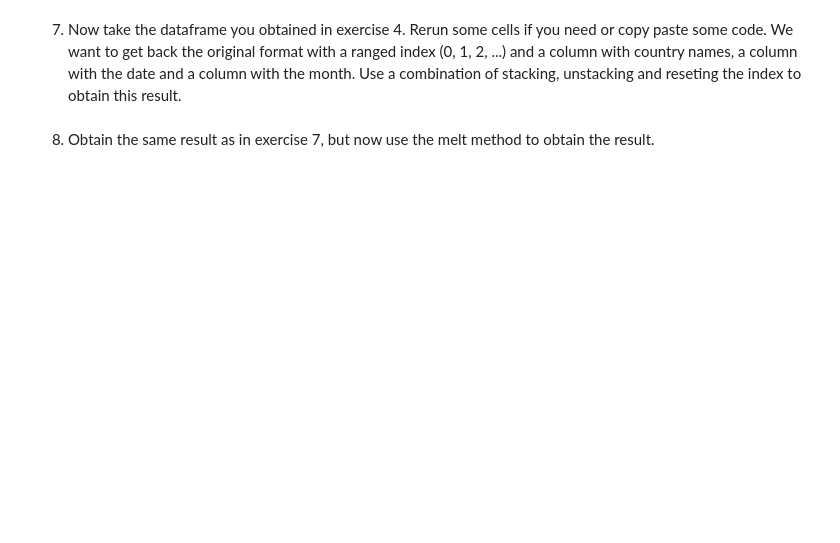
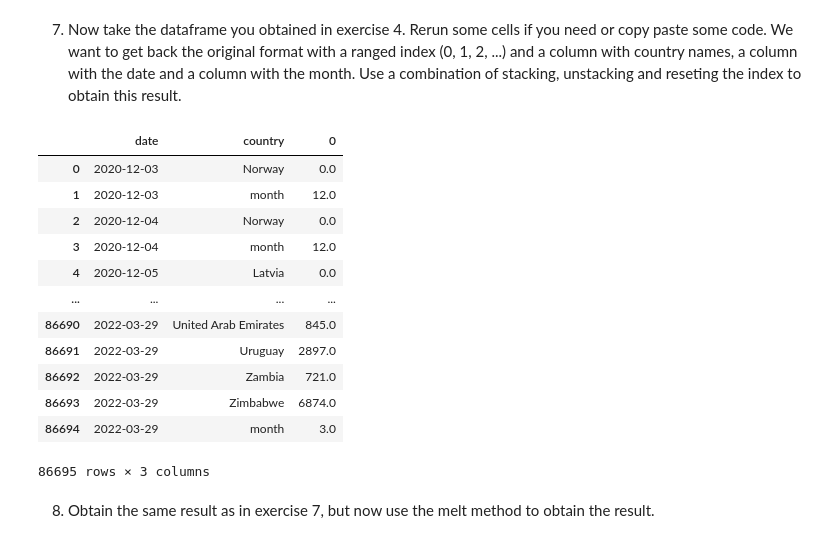
Before and after one commit to fenyx-it-academy/Class7-DataManipulation-Module-Week19, a Jupyter notebook: assignment3.ipynb, the cells around one changed output. Cells and saved outputs as stored; diff of their text form; code cells hidden in the pictures; blank space fills up the shorter version.

```diff
--- a/assignment3.ipynb
+++ b/assignment3.ipynb
@@ -34,0 +82,3 @@ df = pd.read_csv("/path/to/country_vaccinations.csv")
+# %%
+df_piv['month'] = df_piv.index.month
+print(df_piv)
@@ -47,2 +157,19 @@ df = pd.read_csv("/path/to/country_vaccinations.csv")
+# %%
+new_df = df_piv.stack().reset_index()
+new_df
+# %% [output]
+|  | date | country | 0 |
+| 0 | 2020-12-03 | Norway | 0.0 |
+| 1 | 2020-12-03 | month | 12.0 |
+| 2 | 2020-12-04 | Norway | 0.0 |
+| 3 | 2020-12-04 | month | 12.0 |
+| 4 | 2020-12-05 | Latvia | 0.0 |
+| ... | ... | ... | ... |
+| 86690 | 2022-03-29 | United Arab Emirates | 845.0 |
+| 86691 | 2022-03-29 | Uruguay | 2897.0 |
+| 86692 | 2022-03-29 | Zambia | 721.0 |
+| 86693 | 2022-03-29 | Zimbabwe | 6874.0 |
+| 86694 | 2022-03-29 | month | 3.0 |
+86695 rows × 3 columns
 # %% [markdown]
 8. Obtain the same result as in exercise 7, but now use the melt method to obtain the result.
```
Also changed, not shown: parts of 16 cells of this notebook, 2 other files.
